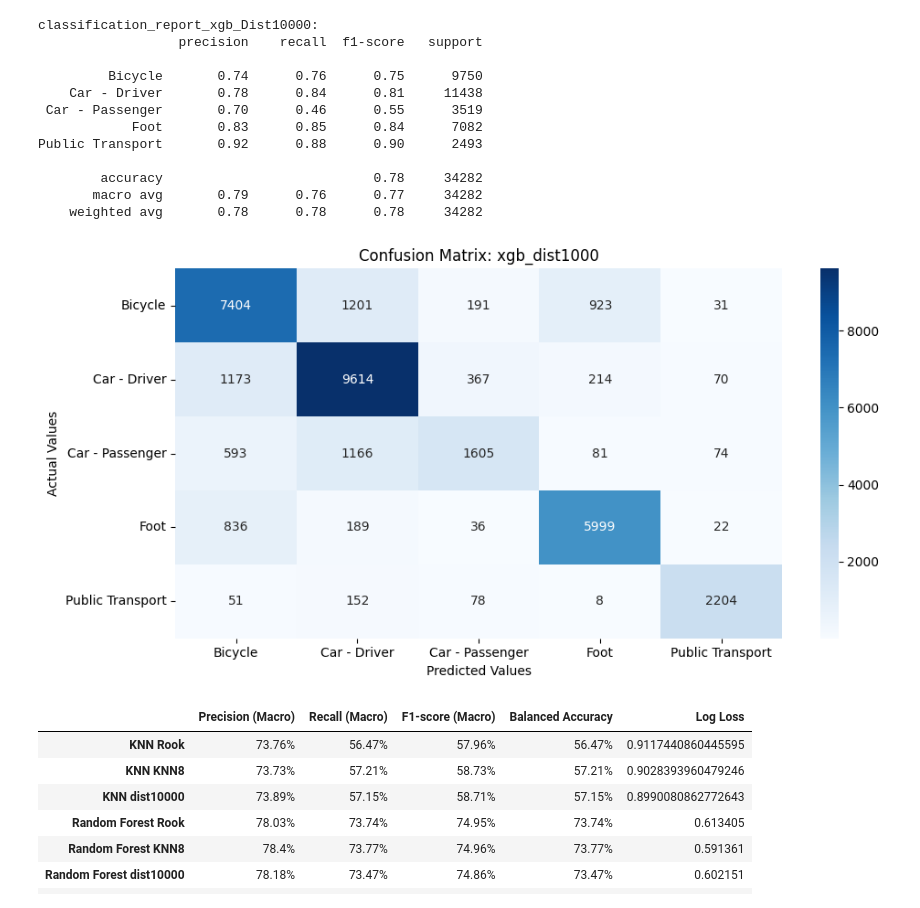
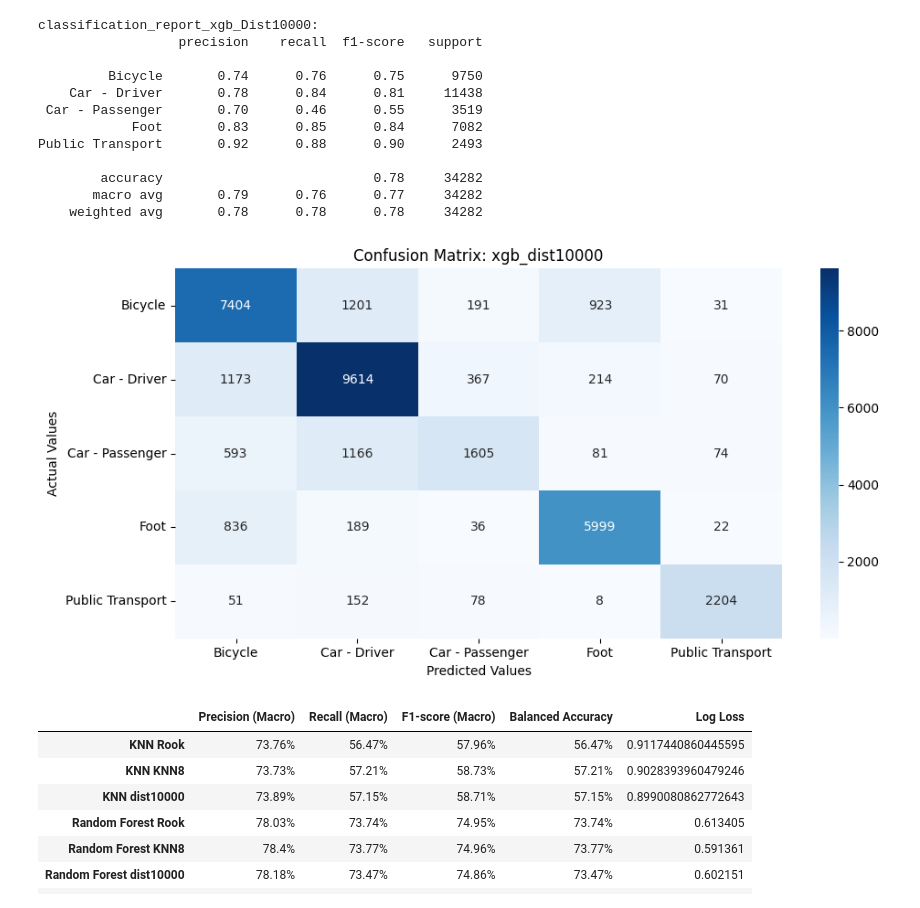
Before and after one commit to Wafama/Thesis_Code, a Jupyter notebook: spatiallagmodles.ipynb, the cells around one changed output. Drawn from its saved outputs; the diff is of its cells as text; code cells hidden in the pictures.

```diff
--- a/spatiallagmodles.ipynb
+++ b/spatiallagmodles.ipynb
@@ -1073,22 +1074,24 @@ Public Transport       0.92      0.88      0.90      2493
        macro avg       0.79      0.76      0.77     34282
     weighted avg       0.78      0.78      0.78     34282
 # %%
+mapping = {'Bicycle':0, 'Car - Driver':1, 'Car - Passenger':2, 'Foot':3,
+       'Public Transport':4}
 def conf_matrix(y_true, y_pred, title, ax):
     cm = pd.DataFrame(confusion_matrix(y_true, y_pred), index=mapping.keys(), columns=mapping.keys())
     sns.heatmap(cm, annot=True, fmt='g', cmap="Blues", ax=ax)
     ax.set_title(title)
     ax.set_ylabel('Actual Values')
     ax.set_xlabel('Predicted Values')
 
 
 fig, axes = plt.subplots(1, 1, figsize=(10, 5))
 
-conf_matrix(y_test, y_pred_xgb_10000, title="Confusion Matrix: xgb_dist1000", ax=axes)
+conf_matrix(y_test, y_pred_xgb_10000, title="Confusion Matrix: xgb_dist10000", ax=axes)
 plt.tight_layout()
 plt.savefig("confusion_matrices_dist10000.pdf")
 plt.show()
 # %% [output]
-[figure, old version]
+[figure, new version]
 # %%
 combined_metrics_spatial = pd.concat([combined_metrics_df_knn, combined_metrics_df_rf,combined_metrics_df_xgb, combined_metrics_df_tabnet], axis=1)
 combined_metrics_spatial.to_csv("combined_metrics_spatial.csv")
```
Also changed, not shown: parts of 1 cell of this notebook.
